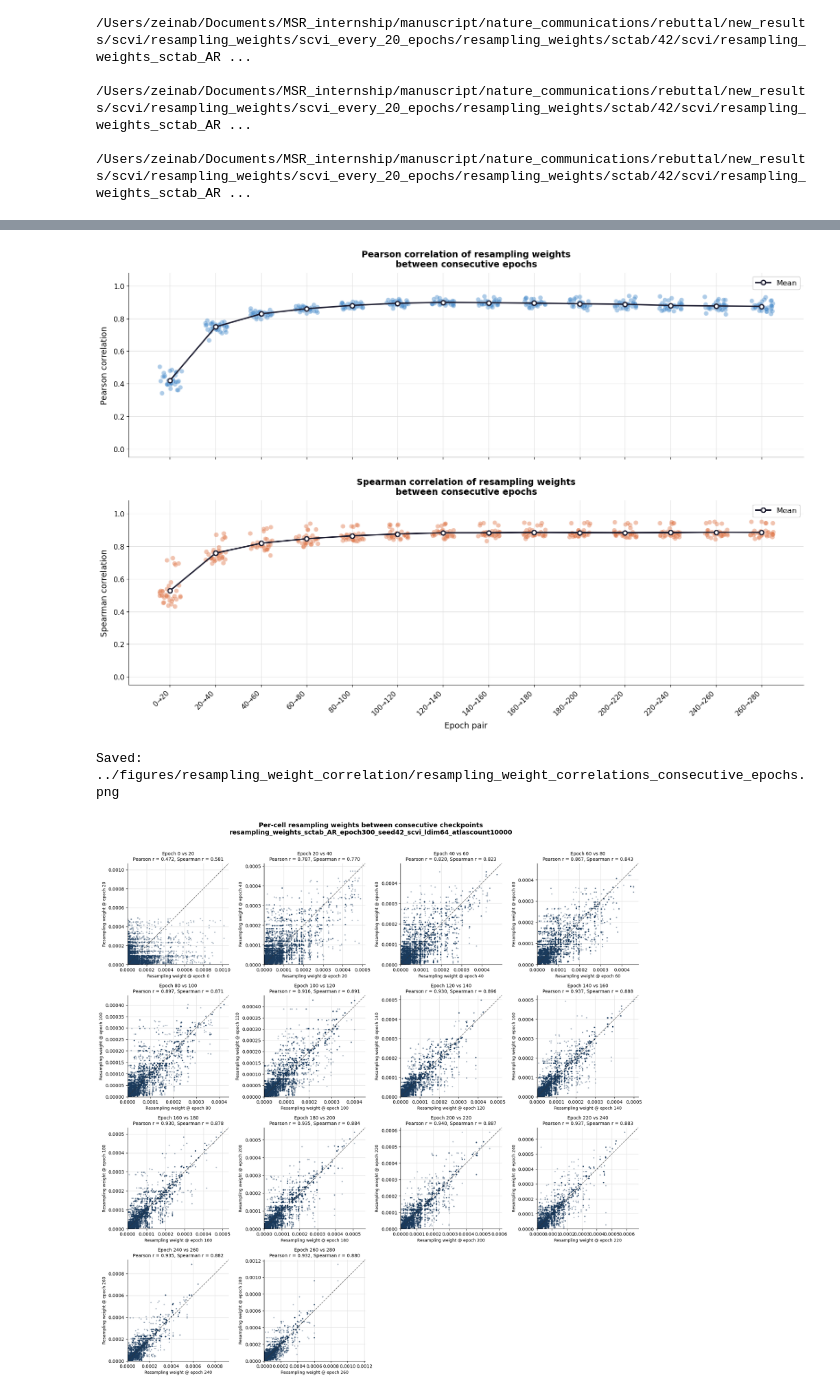
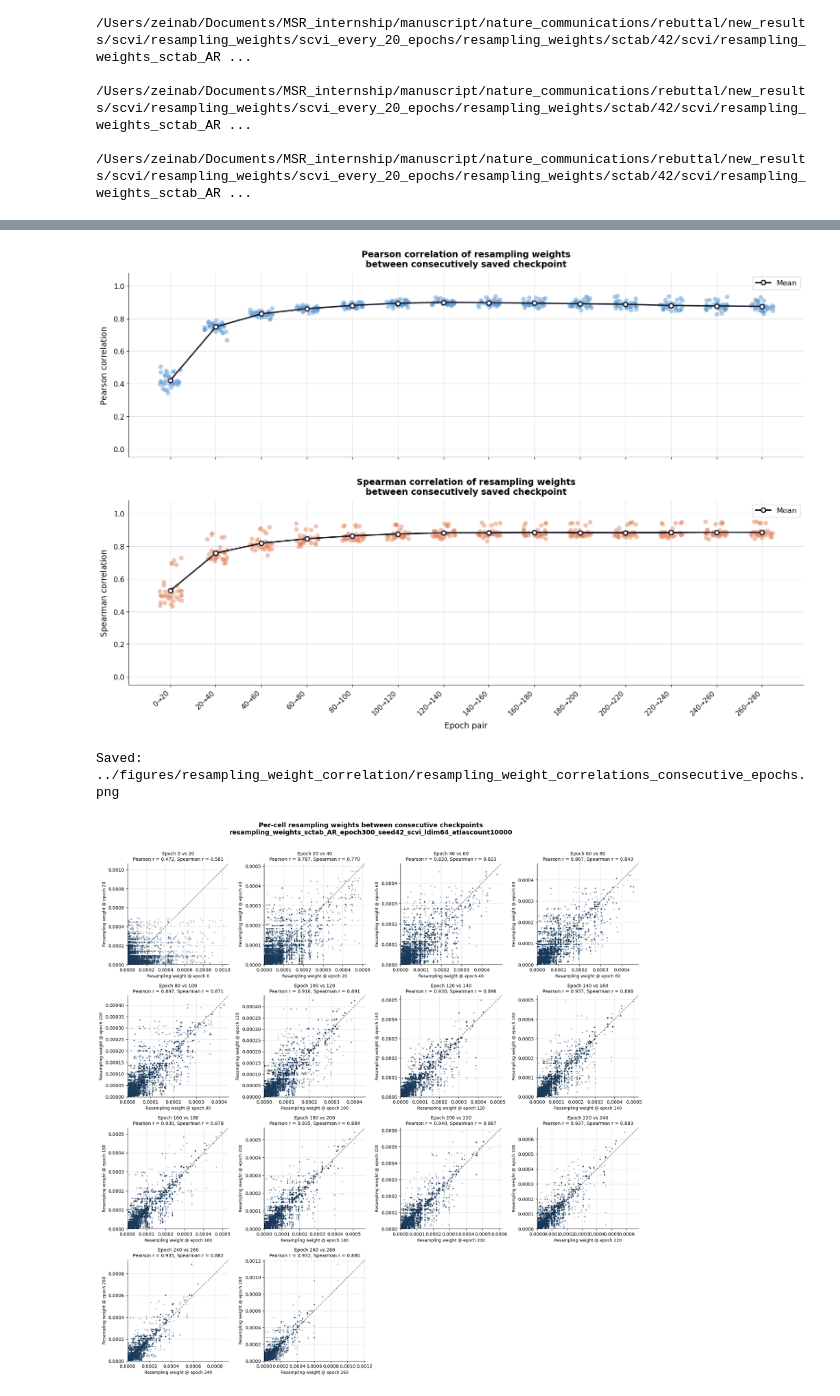
Before and after one commit to microsoft/sc-AR, a Jupyter notebook: eval_scripts/plot_resampling_weight_correlation.ipynb, the cells around one changed output, grey strips where cells are left out. Drawn from its saved outputs; the diff is of its cells as text; code cells hidden in the pictures.

```diff
--- a/eval_scripts/plot_resampling_weight_correlation.ipynb
+++ b/eval_scripts/plot_resampling_weight_correlation.ipynb
@@ -207,8 +192,8 @@ x_pos = list(range(len(epoch_pairs)))
 fig, axes = plt.subplots(2, 1, figsize=(16, 11), sharex=True)
 
 plot_cfg = [
-    ('pearson',  '#4C8ECC', 'Pearson correlation',  'Pearson correlation of resampling weights\nbetween consecutive epochs'),
-    ('spearman', '#E07B4F', 'Spearman correlation', 'Spearman correlation of resampling weights\nbetween consecutive epochs'),
+    ('pearson',  '#4C8ECC', 'Pearson correlation',  'Pearson correlation of resampling weights\nbetween consecutive saved checkpoint'),
+    ('spearman', '#E07B4F', 'Spearman correlation', 'Spearman correlation of resampling weights\nbetween consecutive saved checkpoint'),
 ]
 
 for ax, (metric, color, ylabel, title) in zip(axes, plot_cfg):
@@ -216,34 +201,34 @@ for ax, (metric, color, ylabel, title) in zip(axes, plot_cfg):
         sub = corr_df[corr_df['base_name'] == base_name].sort_values('epoch_from')
         xs = [x_map[ep] + np.random.uniform(-0.25, 0.25) for ep in sub['epoch_pair']]
         ax.scatter(xs, sub[metric].values, alpha=0.45, s=55,
                    color=color, edgecolors='white', linewidths=0.4, zorder=3)
 
     means = (corr_df.groupby('epoch_from')[metric].mean()
              .reset_index().sort_values('epoch_from'))
     means['epoch_pair'] = means['epoch_from'].astype(str) + '\u2192' + (means['epoch_from'] + 20).astype(str)
     mean_xs = [x_map[ep] for ep in means['epoch_pair']]
     ax.plot(mean_xs, means[metric].values, '-o', color='#1a1a2e',
             linewidth=2.2, markersize=7, markerfacecolor='white',
             markeredgecolor='#1a1a2e', markeredgewidth=2, label='Mean', zorder=5)
 
     ax.set_yticks(np.arange(0, 1.1, 0.2))
     ax.set_ylabel(ylabel, fontsize=13, labelpad=8)
     ax.set_title(title, fontsize=14, fontweight='bold', pad=10)
     ax.set_ylim(-0.05, 1.08)
     ax.tick_params(axis='both', labelsize=11)
     ax.legend(fontsize=12, framealpha=0.9, edgecolor='#cccccc')
 
 axes[1].set_xticks(x_pos)
 axes[1].set_xticklabels(epoch_pairs, rotation=45, ha='right', fontsize=11)
 axes[1].set_xlabel('Epoch pair', fontsize=13, labelpad=8)
 
 plt.tight_layout(h_pad=3)
 out_path = os.path.join(output_dir, 'resampling_weight_correlations_consecutive_epochs.png')
 plt.savefig(out_path, dpi=300, bbox_inches='tight', facecolor='white')
 plt.show()
 print(f'Saved: {out_path}')
 # %% [output]
-[figure, old version]
+[figure, new version]
 Saved: ../figures/resampling_weight_correlation/resampling_weight_correlations_consecutive_epochs.png
 # %%
 # --- Scatter plots: per-cell resampling weights between consecutive epochs ---
```
Also changed, not shown: parts of 1 cell of this notebook.
